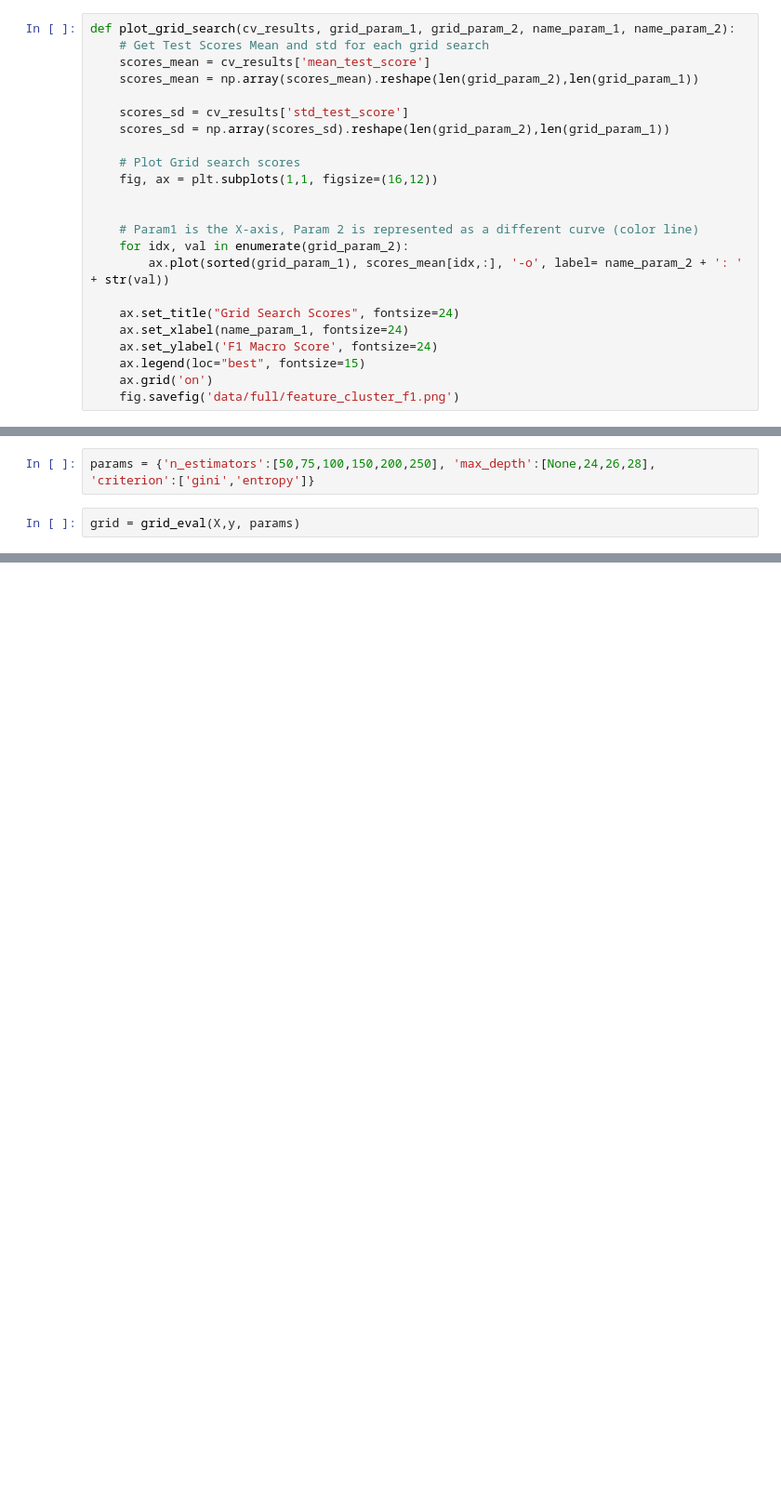
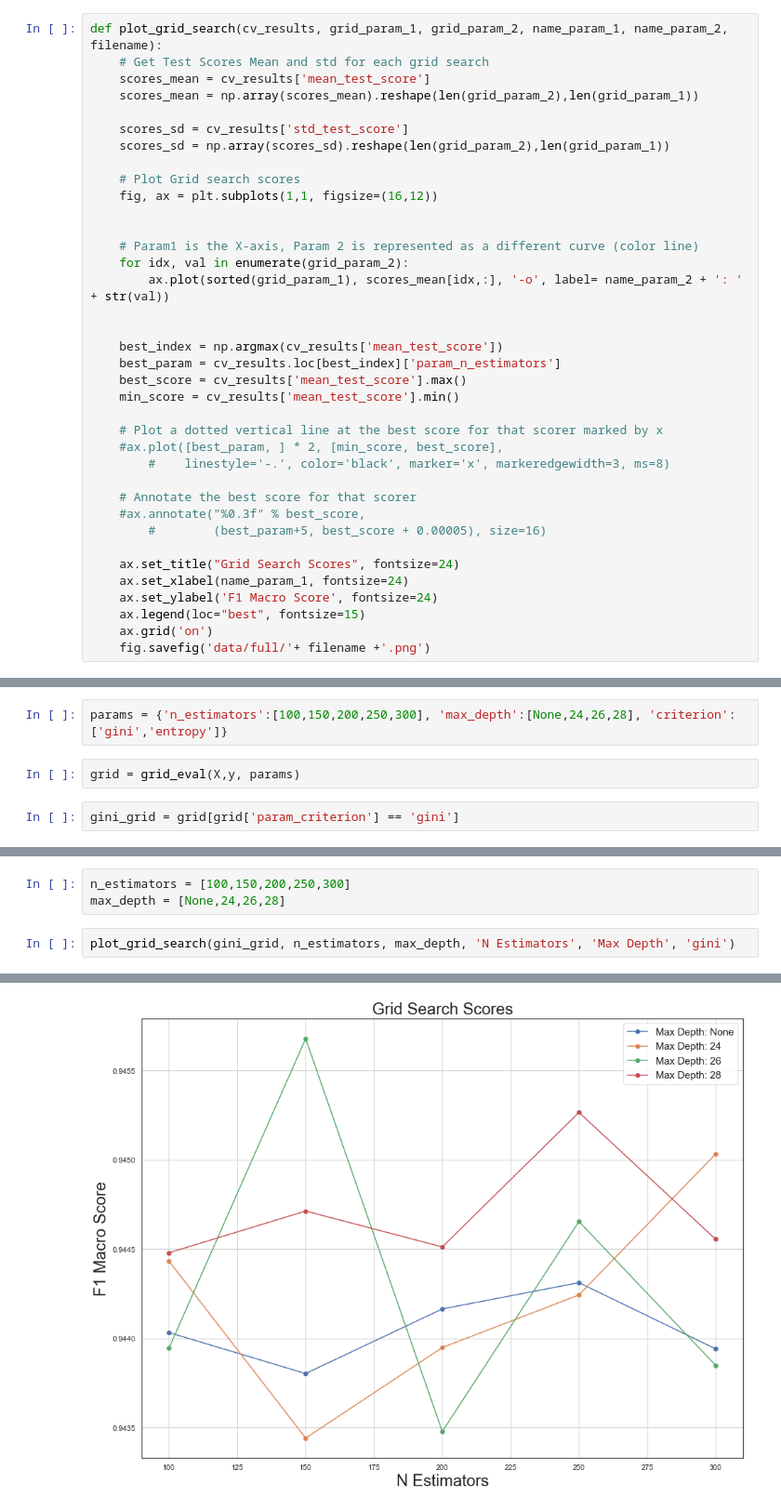
Before and after one commit to dippi8/SocialBotIdentification, a Jupyter notebook: Code/classification/18-multiclass_visualization.ipynb, the cells around one changed output, grey strips where cells are left out. Shown at 93% size. Saved outputs shown, nothing was run; the diff lists cells and outputs as text; blank space fills up the shorter version.

```diff
--- a/Code/classification/18-multiclass_visualization.ipynb
+++ b/Code/classification/18-multiclass_visualization.ipynb
@@ -49,7 +49,7 @@ def grid_search(X, y, params):
 
     return results
 # %%
-def plot_grid_search(cv_results, grid_param_1, grid_param_2, name_param_1, name_param_2):
+def plot_grid_search(cv_results, grid_param_1, grid_param_2, name_param_1, name_param_2, filename):
     # Get Test Scores Mean and std for each grid search
     scores_mean = cv_results['mean_test_score']
     scores_mean = np.array(scores_mean).reshape(len(grid_param_2),len(grid_param_1))
@@ -65,12 +65,26 @@ def plot_grid_search(cv_results, grid_param_1, grid_param_2, name_param_1, name_
     for idx, val in enumerate(grid_param_2):
         ax.plot(sorted(grid_param_1), scores_mean[idx,:], '-o', label= name_param_2 + ': ' + str(val))
 
+
+    best_index = np.argmax(cv_results['mean_test_score'])
+    best_param = cv_results.loc[best_index]['param_n_estimators']
+    best_score = cv_results['mean_test_score'].max()
+    min_score = cv_results['mean_test_score'].min()
+
+    # Plot a dotted vertical line at the best score for that scorer marked by x
+    #ax.plot([best_param, ] * 2, [min_score, best_score],
+        #    linestyle='-.', color='black', marker='x', markeredgewidth=3, ms=8)
+
+    # Annotate the best score for that scorer
+    #ax.annotate("%0.3f" % best_score,
+        #        (best_param+5, best_score + 0.00005), size=16)
+
     ax.set_title("Grid Search Scores", fontsize=24)
     ax.set_xlabel(name_param_1, fontsize=24)
     ax.set_ylabel('F1 Macro Score', fontsize=24)
     ax.legend(loc="best", fontsize=15)
     ax.grid('on')
-    fig.savefig('data/full/feature_cluster_f1.png')
+    fig.savefig('data/full/'+ filename +'.png')
 # %%
 full = pd.read_csv('data/full/rf_preproc_train.csv')
 # %%
@@ -226,6 +240,8 @@ plot_grid_search(res, n_estimators, features, 'N Estimators', 'Feature Group')
 # %% [output]
 [figure]
 # %%
-params = {'n_estimators':[50,75,100,150,200,250], 'max_depth':[None,24,26,28], 'criterion':['gini','entropy']}
+params = {'n_estimators':[100,150,200,250,300], 'max_depth':[None,24,26,28], 'criterion':['gini','entropy']}
 # %%
 grid = grid_eval(X,y, params)
+# %%
+gini_grid = grid[grid['param_criterion'] == 'gini']
@@ -231,0 +250,6 @@ grid = grid_eval(X,y, params)
+# %%
+n_estimators = [100,150,200,250,300]
+max_depth = [None,24,26,28]
+# %%
+plot_grid_search(gini_grid, n_estimators, max_depth, 'N Estimators', 'Max Depth', 'gini')
+# %% [output]
@@ -231,0 +259 @@ grid = grid_eval(X,y, params)
+[figure, added]
```
Also changed, not shown: parts of 8 cells of this notebook, 12 other files.
